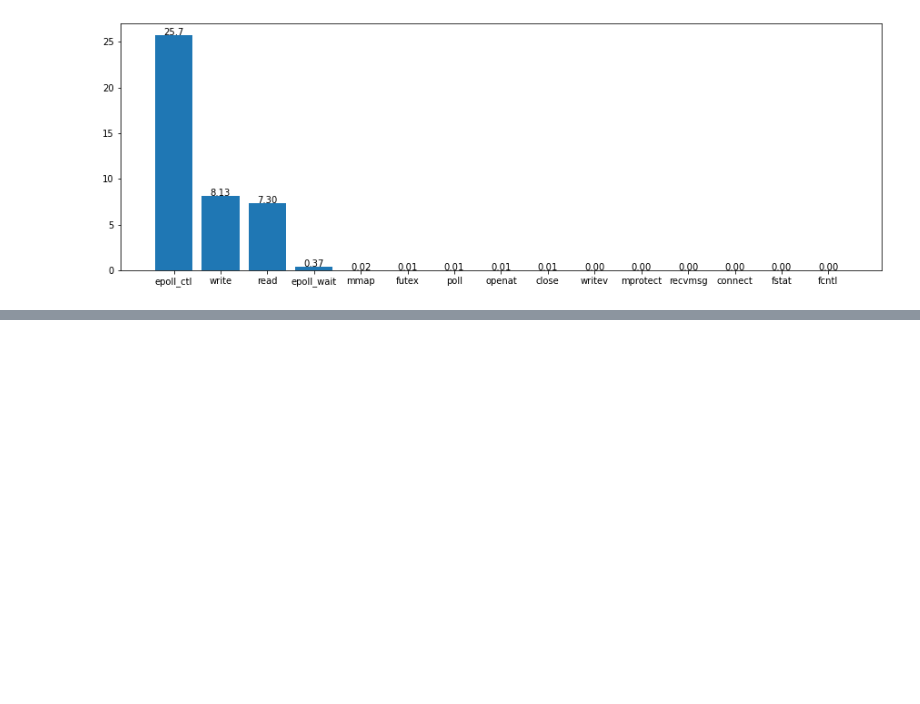
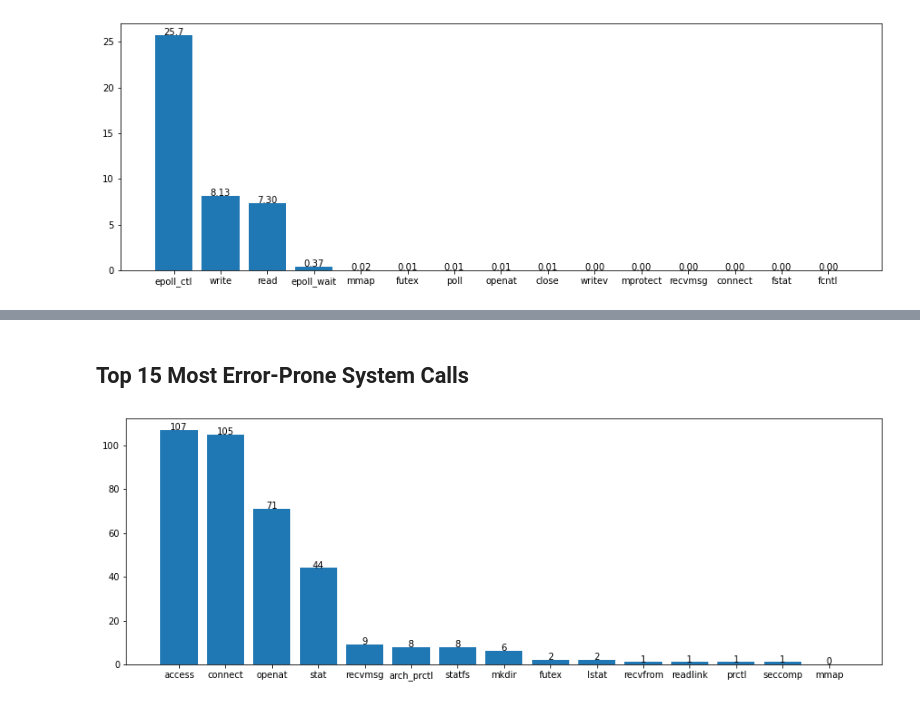
Before and after one commit to RIT3shSapata/CCBD_Assignment, a Jupyter notebook: Analysis/Analysis.ipynb, the cells around one changed output, grey strips where cells are left out. Saved outputs shown, nothing was run; the diff lists cells and outputs as text; code cells hidden in the pictures; blank space fills up the shorter version.

```diff
--- a/Analysis/Analysis.ipynb
+++ b/Analysis/Analysis.ipynb
@@ -251,2 +424,8 @@ for i in final_calls:
+# %%
+keys_error = list()
+values_error = list()
+for i in final_errorcalls:
+    keys_error.append(i)
+    values_error.append(final_errorcalls[i])
 # %% [markdown]
 # Plotting Graphs
@@ -274,0 +473,10 @@ plt.legend(loc = "center", bbox_to_anchor = (1.05, 1))
+# %% [markdown]
+## Top 15 Most Error-Prone System Calls
+# %%
+plt.figure(figsize=(15, 5))
+plt.bar(keys_error[:15], values_error[:15])
+
+for index, value in enumerate(values_error[:15]):
+    plt.text(index, value, str(value)[:4], ha = "center")
+# %% [output]
+[figure, added]
```
Also changed, not shown: parts of 34 cells of this notebook.
